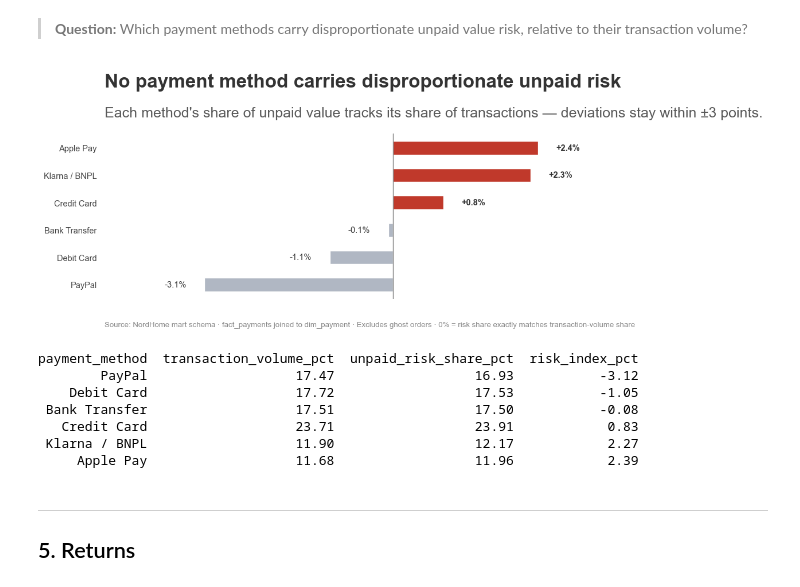
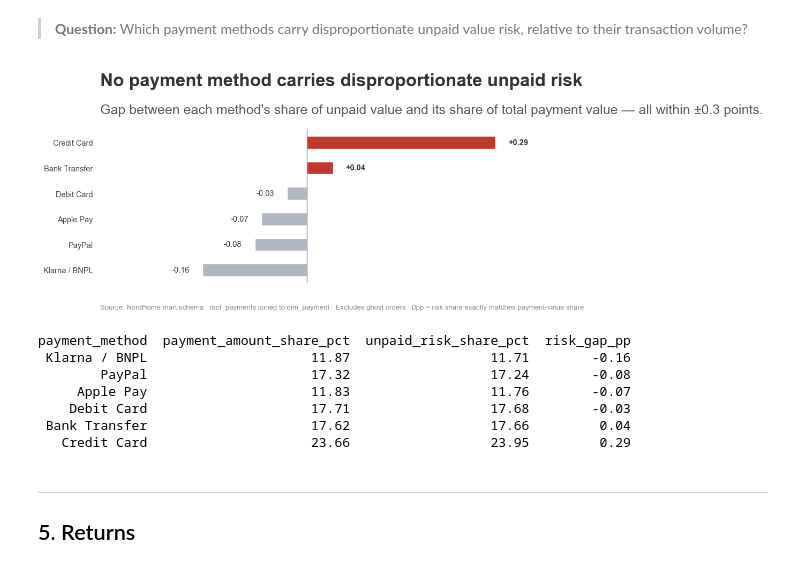
Before and after one commit to eileenheyer-cyber/nordhome_retail_analytics, a Jupyter notebook: 04_EDA/nordhome_eda.ipynb, the cells around one changed output. Cells and saved outputs as stored; diff of their text form; code cells hidden in the pictures.

```diff
--- a/04_EDA/nordhome_eda.ipynb
+++ b/04_EDA/nordhome_eda.ipynb
@@ -2771,16 +2771,10 @@ payment_method  paid_revenue  revenue_pct
 # %% [markdown]
 > **Question:** Which payment methods carry disproportionate unpaid value risk, relative to their transaction volume?
 # %%
-import importlib
-import base_style
-importlib.reload(base_style)
-from base_style import NEGATIVE, GREY_TEXT, apply_layout, add_title_subtitle
-
-df_method_risk = pd.read_sql("""
+df_method_summary = pd.read_sql("""
     WITH method_summary AS (
         SELECT
             dp.payment_method,
-            COUNT(*)               AS total_transactions,
             SUM(fp.payment_amount) AS total_amount,
             SUM(CASE WHEN dp.payment_status != 'Paid' THEN fp.payment_amount ELSE 0 END) AS unpaid_amount
         FROM mart.fact_payments fp
@@ -2788,71 +2782,72 @@ df_method_risk = pd.read_sql("""
         WHERE fp.ghost_order_flag = false
           AND dp.payment_method IS NOT NULL
         GROUP BY dp.payment_method
+    ),
+    shares AS (
+        SELECT
+            payment_method,
+            ROUND(total_amount  * 100.0 / SUM(total_amount)  OVER (), 2) AS payment_amount_share_pct,
+            ROUND(unpaid_amount * 100.0 / SUM(unpaid_amount) OVER (), 2) AS unpaid_risk_share_pct
+        FROM method_summary
     )
     SELECT
         payment_method,
-        ROUND(total_transactions * 100.0 / SUM(total_transactions) OVER (), 2) AS transaction_volume_pct,
-        ROUND(unpaid_amount * 100.0 / SUM(unpaid_amount) OVER (), 2)           AS unpaid_risk_share_pct,
-        ROUND(
-            (
-                (unpaid_amount * 100.0 / SUM(unpaid_amount) OVER ())
-                / NULLIF(total_transactions * 100.0 / SUM(total_transactions) OVER (), 0)
-                - 1
-            ) * 100
-        , 2) AS risk_index_pct
-    FROM method_summary
-    ORDER BY risk_index_pct ASC
+        payment_amount_share_pct,
+        unpaid_risk_share_pct,
+        ROUND(unpaid_risk_share_pct - payment_amount_share_pct, 2) AS risk_gap_pp
+    FROM shares
+    ORDER BY risk_gap_pp ASC
 """, engine)
 
-n = len(df_method_risk)
-colors = [NEGATIVE if v > 0 else "#B0B7C3" for v in df_method_risk["risk_index_pct"]]
+n = len(df_method_summary)
+colors = [NEGATIVE if v > 0 else "#B0B7C3" for v in df_method_summary["risk_gap_pp"]]
 
 fig, ax = plt.subplots(figsize=(10, 6))
 apply_layout(fig)
 
-ax.barh(df_method_risk["payment_method"], df_method_risk["risk_index_pct"],
+ax.barh(df_method_summary["payment_method"], df_method_summary["risk_gap_pp"],
         color=colors, height=0.5)
 ax.axvline(0, color="#888888", linewidth=1)
 
-for i, value in enumerate(df_method_risk["risk_index_pct"]):
-    ax.text(value + (0.3 if value >= 0 else -0.3), i, f"{value:+.1f}%",
+for i, value in enumerate(df_method_summary["risk_gap_pp"]):
+    ax.text(value + (0.02 if value >= 0 else -0.02), i, f"{value:+.2f}",
             va="center", ha="left" if value >= 0 else "right",
             fontsize=10.5, color="#333333",
             fontweight="bold" if value > 0 else "normal")
 
 ax.set_xticks([])
 ax.xaxis.grid(False)
 ax.yaxis.grid(False)
-ax.margins(x=0.3)
+ax.margins(x=0.35)
 for spine in ax.spines.values():
     spine.set_visible(False)
 ax.tick_params(axis="y", labelsize=10.5, colors="#444444")
 ax.set_xlabel("")
 ax.set_ylabel("")
 
 add_title_subtitle(
     ax,
     "No payment method carries disproportionate unpaid risk",
-    "Each method's share of unpaid value tracks its share of transactions — deviations stay within ±3 points."
+    "Gap between each method's share of unpaid value and its share of total payment value — all within \u00b10.3 points."
 )
 
 fig.text(0.05, 0.02,
-         "Source: NordHome mart schema · fact_payments joined to dim_payment · Excludes ghost orders · "
-         "0% = risk share exactly matches transaction-volume share",
+         "Source: NordHome mart schema \u00b7 fact_payments joined to dim_payment \u00b7 Excludes ghost orders \u00b7 "
+         "0pp = risk share exactly matches payment-value share",
          fontsize=9.5, color=GREY_TEXT)
 
 plt.savefig("figures/unpaid_risk_vs_volume_by_method.png", dpi=150, bbox_inches="tight")
 plt.show()
-print(df_method_risk.to_string(index=False))
+print(df_method_summary.to_string(index=False))
 # %% [output]
-[figure, old version]
+[figure, new version]
-payment_method  transaction_volume_pct  unpaid_risk_share_pct  risk_index_pct
-        PayPal                   17.47                  16.93           -3.12
-    Debit Card                   17.72                  17.53           -1.05
- Bank Transfer                   17.51                  17.50           -0.08
-   Credit Card                   23.71                  23.91            0.83
- Klarna / BNPL                   11.90                  12.17            2.27
-     Apple Pay                   11.68                  11.96            2.39
+payment_method  payment_amount_share_pct  unpaid_risk_share_pct  risk_gap_pp
+ Klarna / BNPL                     11.87                  11.71        -0.16
+        PayPal                     17.32                  17.24        -0.08
+     Apple Pay                     11.83                  11.76        -0.07
+    Debit Card                     17.71                  17.68        -0.03
+ Bank Transfer                     17.62                  17.66         0.04
+   Credit Card                     23.66                  23.95         0.29
 # %% [markdown]
 ---
 ## 5. Returns
```
Also changed, not shown: parts of 3 cells of this notebook, 7 other files.
